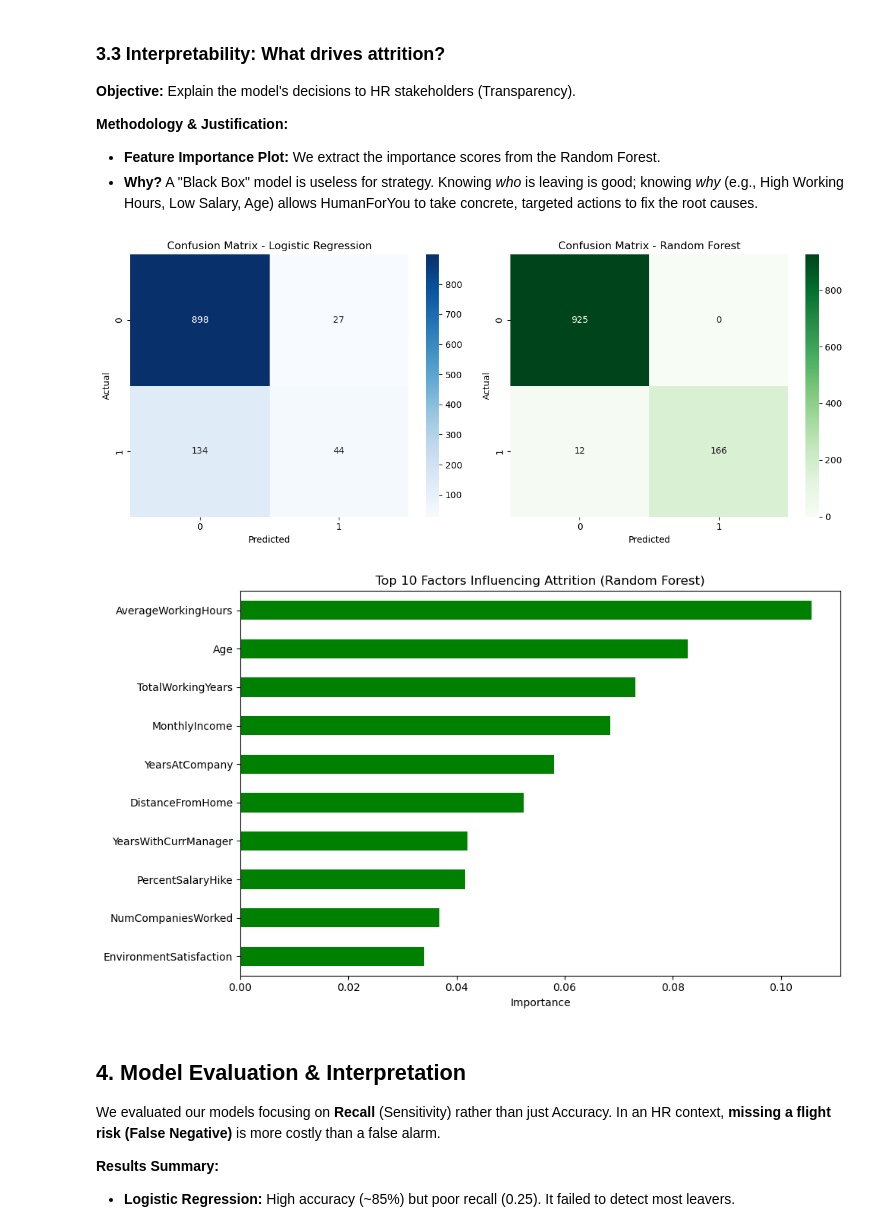
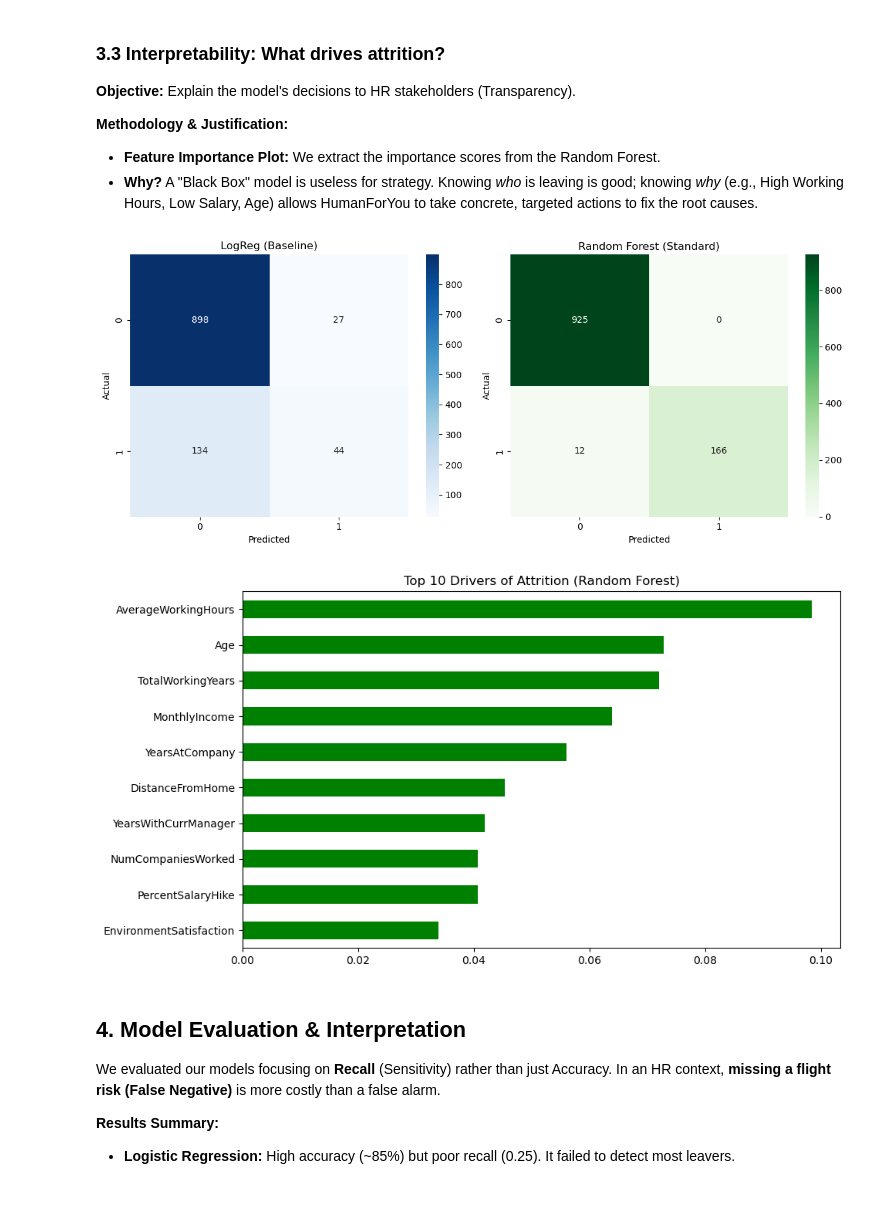
Before and after one commit to K3nt1/HumanForYou, a Jupyter notebook: PredictiveModel.ipynb, the cells around one changed output. Drawn from its saved outputs; the diff is of its cells as text; code cells hidden in the pictures; blank space fills up the shorter version.

Commit message:
Improved code + added models for comparison

```diff
--- a/PredictiveModel.ipynb
+++ b/PredictiveModel.ipynb
@@ -496,43 +497,39 @@ weighted avg       0.99      0.99      0.99      1103
 * **Why?** A "Black Box" model is useless for strategy. Knowing *who* is leaving is good; knowing *why* (e.g., High Working Hours, Low Salary, Age) allows HumanForYou to take concrete, targeted actions to fix the root causes.
 # %%
 # ==============================================================================
-# RESULTS VISUALIZATION (Evaluation)
+# RESULTS VISUALIZATION
 # ==============================================================================
 
-# 1. Confusion Matrix (Replaces the "Actual vs Predicted" scatter plots from WS)
+# --- Confusion Matrices ---
 plt.figure(figsize=(12, 5))
 
 plt.subplot(1, 2, 1)
 sns.heatmap(confusion_matrix(y_test, y_pred_log), annot=True, fmt='d', cmap='Blues')
-plt.title('Confusion Matrix - Logistic Regression')
+plt.title('LogReg (Baseline)')
 plt.xlabel('Predicted')
 plt.ylabel('Actual')
 
 plt.subplot(1, 2, 2)
 sns.heatmap(confusion_matrix(y_test, y_pred_rf), annot=True, fmt='d', cmap='Greens')
-plt.title('Confusion Matrix - Random Forest')
+plt.title('Random Forest (Standard)')
 plt.xlabel('Predicted')
 plt.ylabel('Actual')
-
 plt.tight_layout()
-plt.savefig('img/confusion_matrices.png')
 plt.show()
 
-# 2. Feature Importance (Specific to Random Forest)
-# This answers the client's request: "What are the factors influencing turnover?"
-importances = pd.Series(rf_model.feature_importances_, index=X_encoded.columns)
-top_10_features = importances.nlargest(10)
+# --- Feature Importance ---
+rf_model_step = rf_pipeline.named_steps['classifier']
+ohe = rf_pipeline.named_steps['preprocessor'].named_transformers_['cat']['encoder']
+feature_names = list(numeric_features) + list(ohe.get_feature_names_out(categorical_features))
 
+importances = pd.Series(rf_model_step.feature_importances_, index=feature_names)
 plt.figure(figsize=(10, 6))
-top_10_features.sort_values().plot(kind='barh', color='green')
-plt.title('Top 10 Factors Influencing Attrition (Random Forest)')
-plt.xlabel('Importance')
-plt.tight_layout()
-plt.savefig('img/feature_importance.png')
+importances.nlargest(10).sort_values().plot(kind='barh', color='green')
+plt.title('Top 10 Drivers of Attrition (Random Forest)')
 plt.show()
 # %% [output]
-[figure, old version]
+[figure, new version]
-[figure, old version]
+[figure, new version]
 # %% [markdown]
 ## 4. Model Evaluation & Interpretation
 
```
Also changed, not shown: parts of 9 cells of this notebook.
